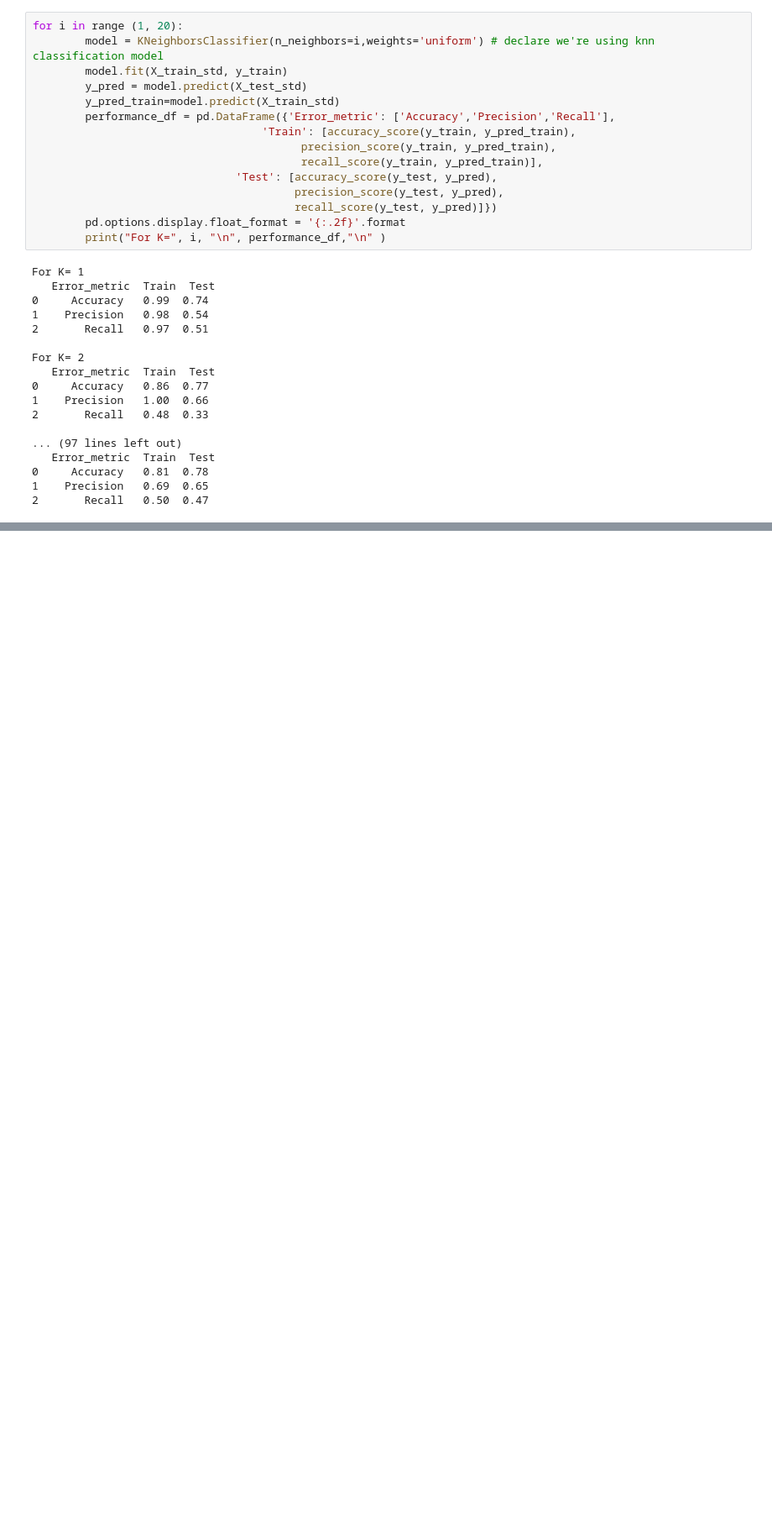
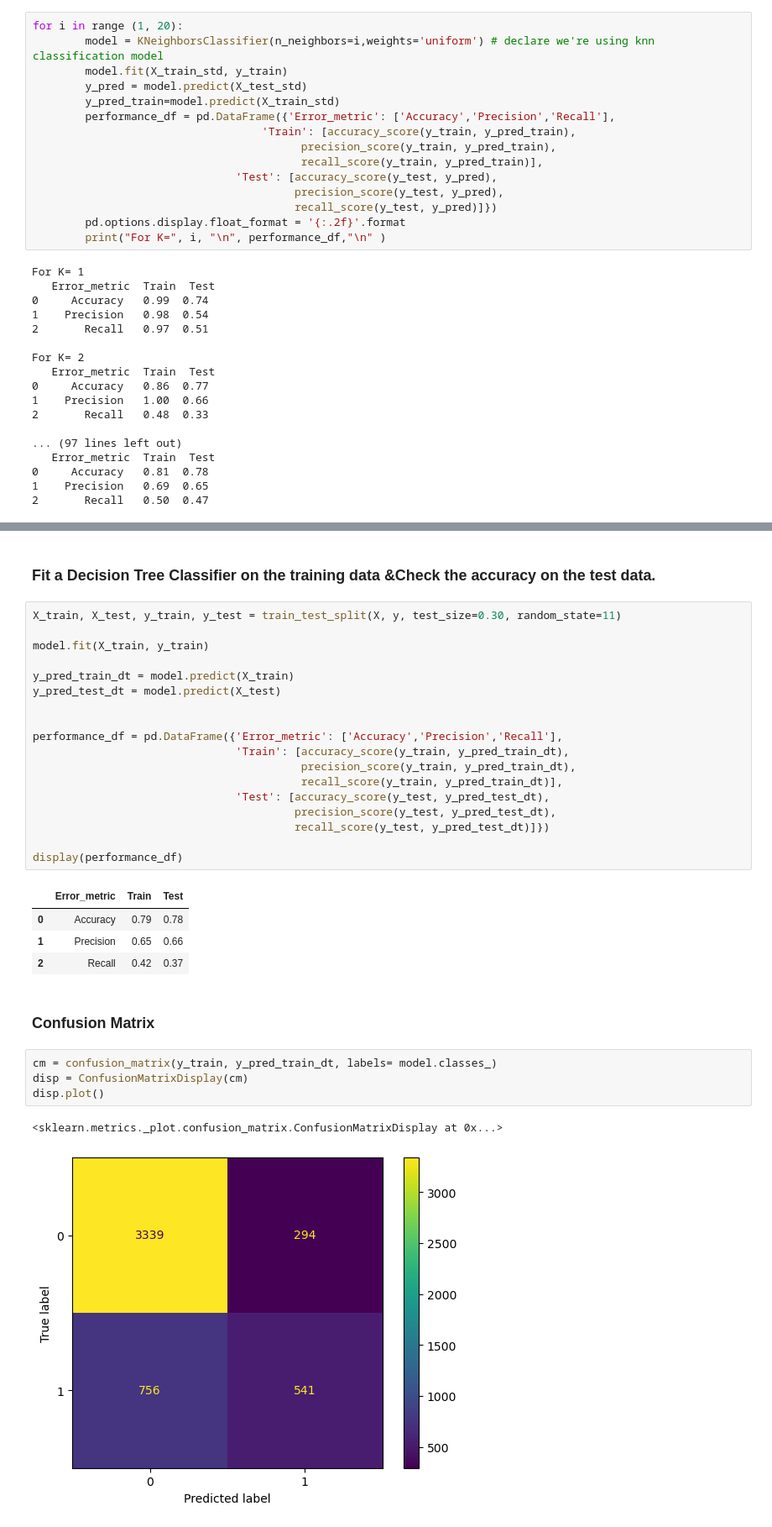
Before and after one commit to tahora-23/IH_AB_DA_FT_MAY_2023, a Jupyter notebook: Labs/7thWeek/classification.ipynb, the cells around one changed output, grey strips where cells are left out. Shown at 84% size. Cells and saved outputs as stored; diff of their text form; blank space fills up the shorter version.

```diff
--- a/Labs/7thWeek/classification.ipynb
+++ b/Labs/7thWeek/classification.ipynb
@@ -337,0 +346,34 @@ array([[0.31578947, 0.68421053]])
+# %% [markdown]
+### Fit a Decision Tree Classifier on the training data &Check the accuracy on the test data.
+# %%
+X_train, X_test, y_train, y_test = train_test_split(X, y, test_size=0.30, random_state=11)
+
+model.fit(X_train, y_train)
+
+y_pred_train_dt = model.predict(X_train)
+y_pred_test_dt = model.predict(X_test)
+
+
+performance_df = pd.DataFrame({'Error_metric': ['Accuracy','Precision','Recall'],
+                               'Train': [accuracy_score(y_train, y_pred_train_dt),
+                                         precision_score(y_train, y_pred_train_dt),
+                                         recall_score(y_train, y_pred_train_dt)],
+                               'Test': [accuracy_score(y_test, y_pred_test_dt),
+                                        precision_score(y_test, y_pred_test_dt),
+                                        recall_score(y_test, y_pred_test_dt)]})
+
+display(performance_df)
+# %% [output]
+|  | Error_metric | Train | Test |
+| 0 | Accuracy | 0.79 | 0.78 |
+| 1 | Precision | 0.65 | 0.66 |
+| 2 | Recall | 0.42 | 0.37 |
+# %% [markdown]
+### Confusion Matrix
+# %%
+cm = confusion_matrix(y_train, y_pred_train_dt, labels= model.classes_)
+disp = ConfusionMatrixDisplay(cm)
+disp.plot()
+# %% [output]
+<sklearn.metrics._plot.confusion_matrix.ConfusionMatrixDisplay at 0x...>
+[figure, added]
```
Also changed, not shown: parts of 16 cells of this notebook, 2 other files.
